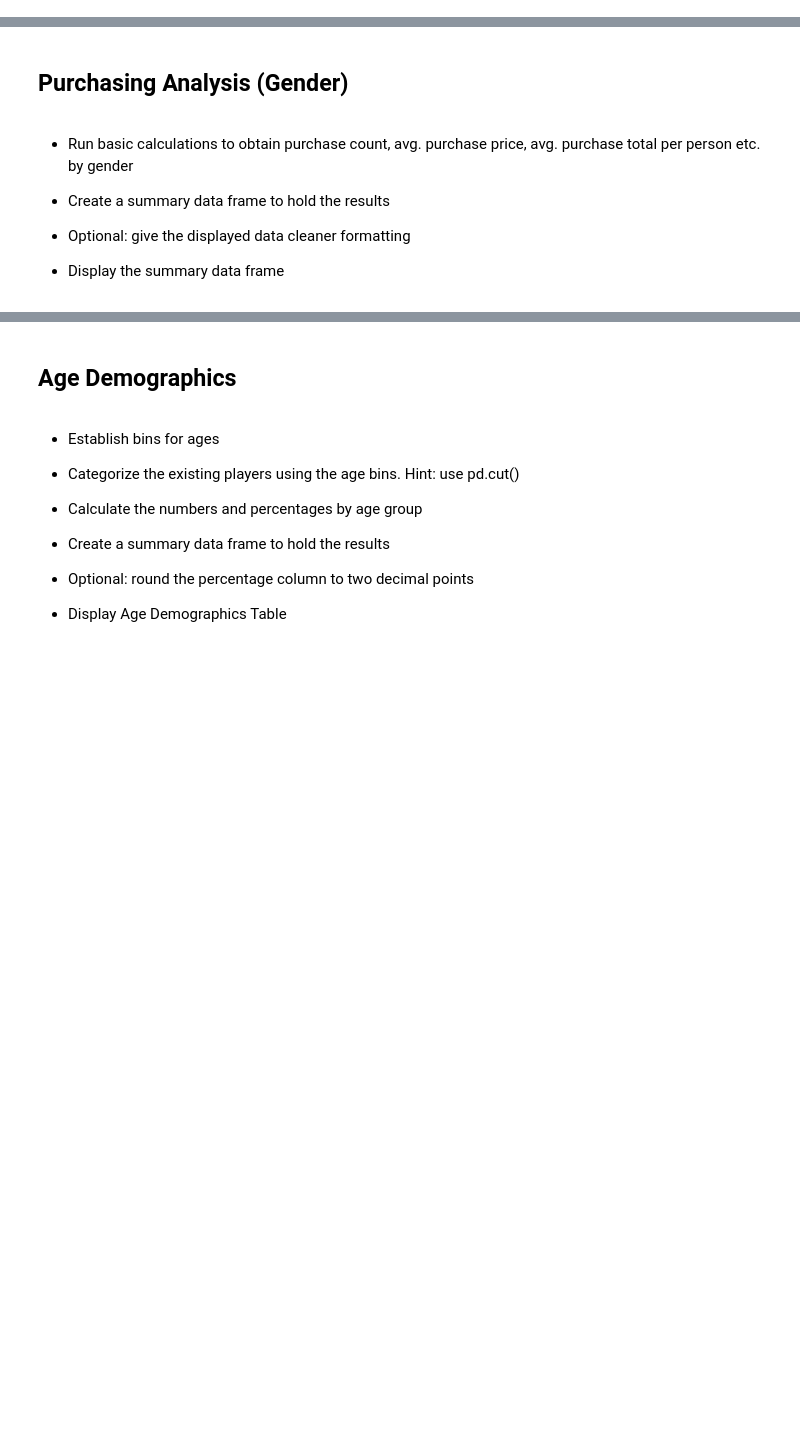
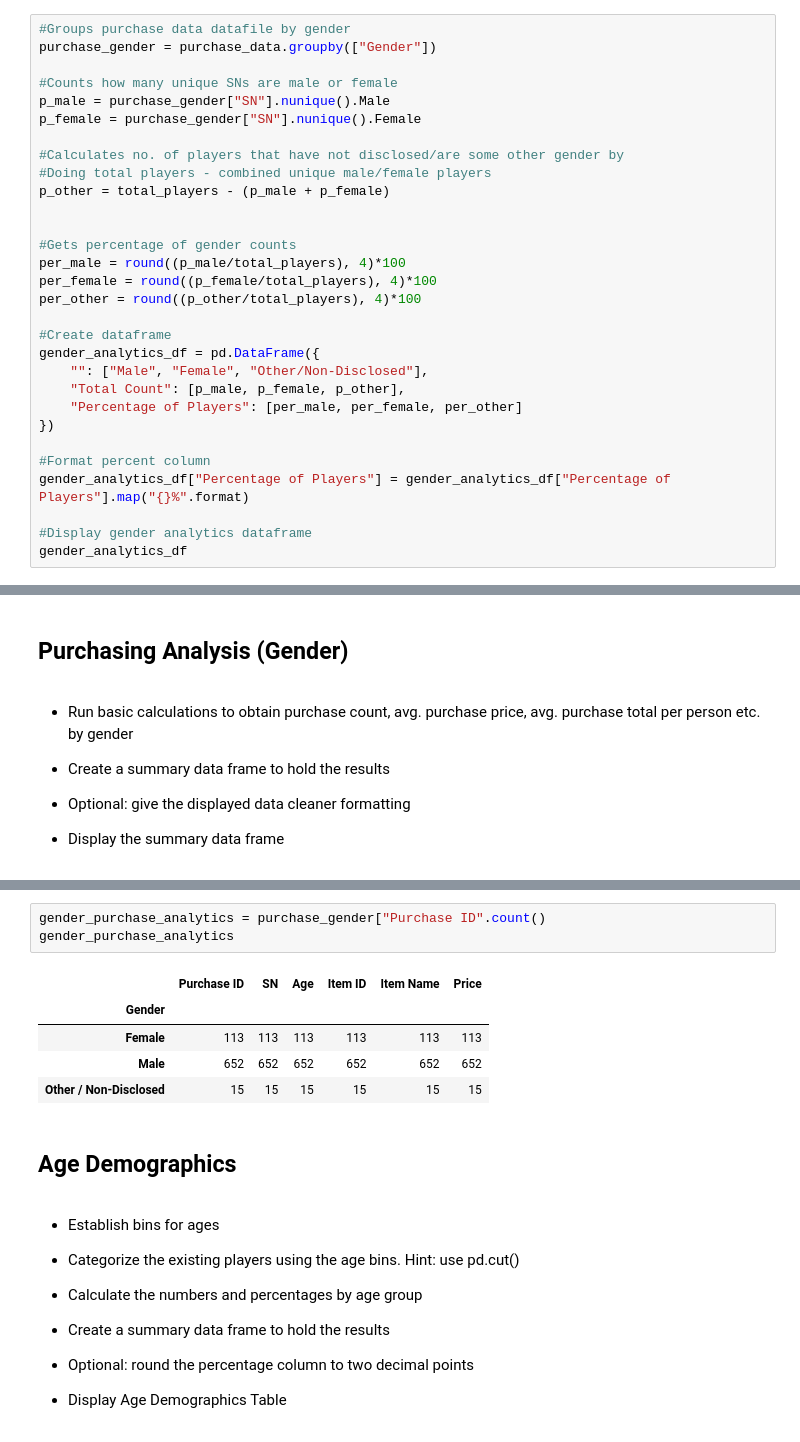
Before and after one commit to jerome-sipin/pandas-challenge, a Jupyter notebook: HeroesOfPymoli/HeroesOfPymoli_starter.ipynb, the cells around one changed output, grey strips where cells are left out. Saved outputs shown, nothing was run; the diff lists cells and outputs as text; blank space fills up the shorter version.

```diff
--- a/HeroesOfPymoli/HeroesOfPymoli_starter.ipynb
+++ b/HeroesOfPymoli/HeroesOfPymoli_starter.ipynb
@@ -67,0 +91,30 @@ total_players_df
+# %%
+#Groups purchase data datafile by gender
+purchase_gender = purchase_data.groupby(["Gender"])
+
+#Counts how many unique SNs are male or female
+p_male = purchase_gender["SN"].nunique().Male
+p_female = purchase_gender["SN"].nunique().Female
+
+#Calculates no. of players that have not disclosed/are some other gender by
+#Doing total players - combined unique male/female players
+p_other = total_players - (p_male + p_female)
+
+
+#Gets percentage of gender counts
+per_male = round((p_male/total_players), 4)*100
+per_female = round((p_female/total_players), 4)*100
+per_other = round((p_other/total_players), 4)*100
+
+#Create dataframe
+gender_analytics_df = pd.DataFrame({
+    "": ["Male", "Female", "Other/Non-Disclosed"],
+    "Total Count": [p_male, p_female, p_other],
+    "Percentage of Players": [per_male, per_female, per_other]
+})
+
+#Format percent column
+gender_analytics_df["Percentage of Players"] = gender_analytics_df["Percentage of Players"].map("{}%".format)
+
+#Display gender analytics dataframe
+gender_analytics_df
@@ -91,3 +142,12 @@ total_players_df
+# %%
+gender_purchase_analytics = purchase_gender["Purchase ID".count()
+gender_purchase_analytics
+# %% [output]
+|  | Purchase ID | SN | Age | Item ID | Item Name | Price |
+| Gender |  |  |  |  |  |  |
+| Female | 113 | 113 | 113 | 113 | 113 | 113 |
+| Male | 652 | 652 | 652 | 652 | 652 | 652 |
+| Other / Non-Disclosed | 15 | 15 | 15 | 15 | 15 | 15 |
 # %% [markdown]
 ## Age Demographics
 # %% [markdown]
```
Also changed, not shown: parts of 6 cells of this notebook.
